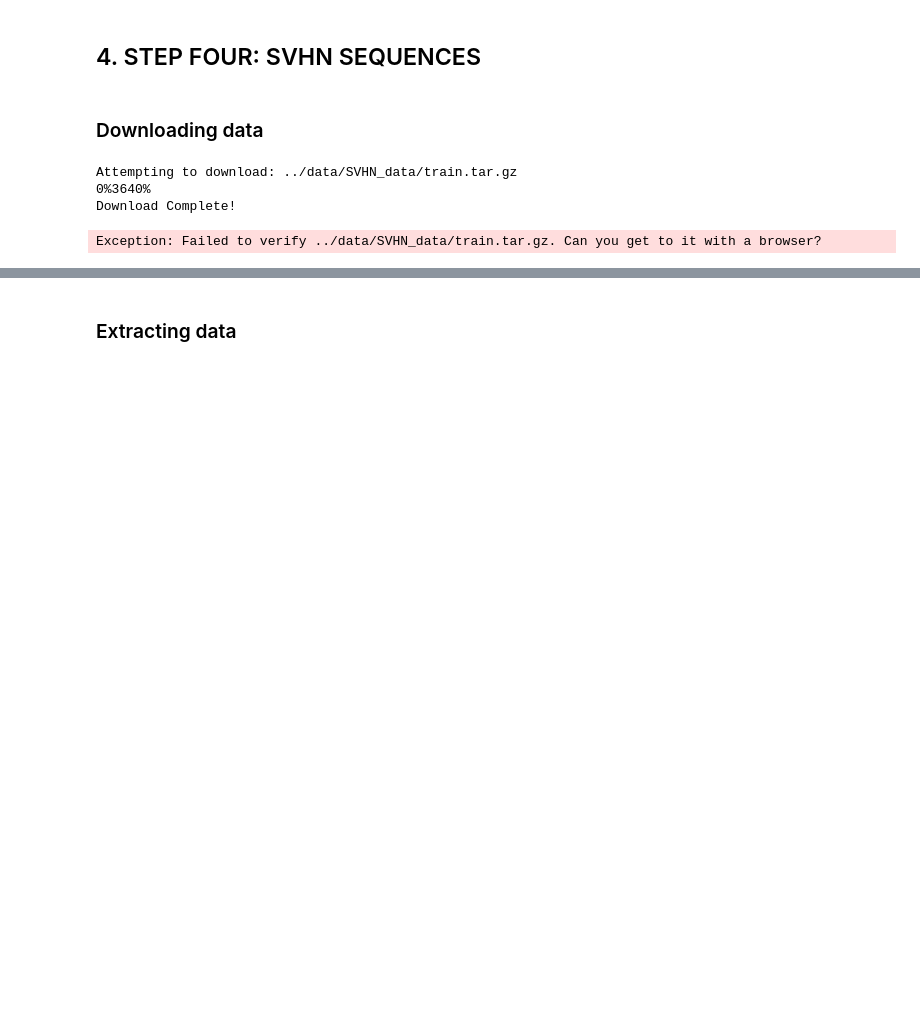
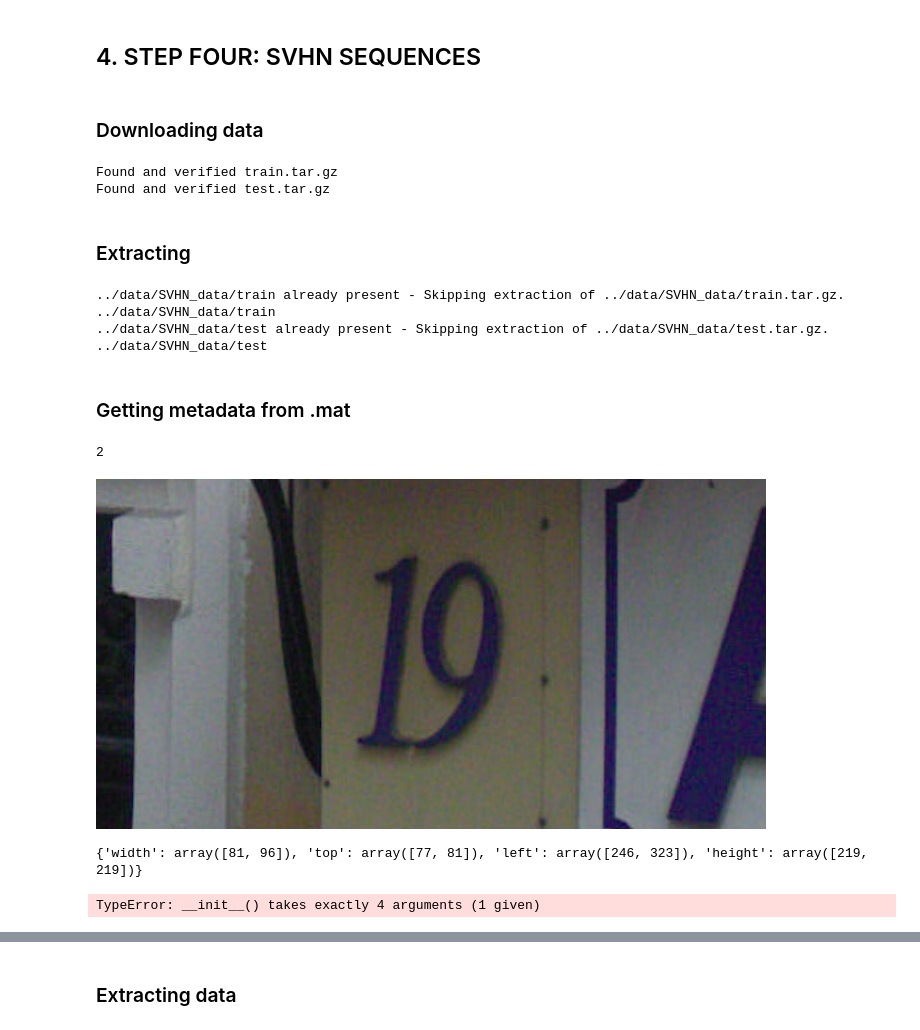
Before and after one commit to archelogos/sequence-detector, a Jupyter notebook: project/notebooks/5_sequence_SVHN_temp.ipynb, the cells around one changed output, grey strips where cells are left out. Cells and saved outputs as stored; diff of their text form; code cells hidden in the pictures; blank space fills up the shorter version.

Commit message:
Continue SVHN sequences
-> Studying and coding raw svn images preprocessing

```diff
--- a/project/notebooks/5_sequence_SVHN_temp.ipynb
+++ b/project/notebooks/5_sequence_SVHN_temp.ipynb
@@ -107,18 +115,29 @@ def check_predictions(original, labels, predictions):
 # %% [markdown]
 ### Downloading data
 # %%
-http://ufldl.stanford.edu/housenumbers/train.tar.gz
 URL = 'http://ufldl.stanford.edu/housenumbers/'
 FOLDER = '../data/SVHN_data/'
 TRAIN_FILENAME= 'train.tar.gz'
 TEST_FILENAME = 'test.tar.gz'
 #EXTRA_FILENAME = 'extra_32x32.mat'
 
-train_filename = maybe_download(FOLDER+TRAIN_FILENAME, 182040794)
-test_filename = maybe_download(FOLDER+TEST_FILENAME, 64275384)
+train_filename = maybe_download(TRAIN_FILENAME, 404141560)
+test_filename = maybe_download(TEST_FILENAME, 276555967)
 #extra_filename = maybe_download(FOLDER+EXTRA_FILENAME, 1329278602)
 # %% [output]
-Attempting to download: ../data/SVHN_data/train.tar.gz
-0%3640%
-Download Complete!
+Found and verified train.tar.gz
+Found and verified test.tar.gz
-Exception: Failed to verify ../data/SVHN_data/train.tar.gz. Can you get to it with a browser?
+# %% [markdown]
+### Extracting
+# %%
+train_folder = maybe_extract(train_filename)
+test_folder = maybe_extract(test_filename)
+train_folder = train_folder+'/'
+test_folder = test_folder+'/'
+# %% [output]
+../data/SVHN_data/train already present - Skipping extraction of ../data/SVHN_data/train.tar.gz.
+../data/SVHN_data/train
+../data/SVHN_data/test already present - Skipping extraction of ../data/SVHN_data/test.tar.gz.
+../data/SVHN_data/test
+# %% [markdown]
+### Getting metadata from .mat
@@ -124,0 +172,46 @@ Exception: Failed to verify ../data/SVHN_data/train.tar.gz. Can you get to it wi
+# %%
+sample = train_folder+'1.png'
+sample_heights = train_metadata['height'][0]
+sample_widths = train_metadata['width'][0]
+sample_tops = train_metadata['top'][0]
+sample_lefts = train_metadata['left'][0]
+sample_labels = train_metadata['label'][0]
+L = len(sample_labels)
+print(L)
+display(Image(filename=sample))
+
+def image_processing(image, metadata):
+  grayscale = tf.image.rgb_to_grayscale(image)
+  offset_height = metadata['top'][0]
+  offset_width = metadata['left'][0]
+  target_height = metadata['height']+metadata['']
+  target_width = metadata['width']
+  digit = tf.image.crop_to_bounding_box(grayscale, offset_height,
+                                        offset_width, target_height, target_width)
+  gcn = tf.image.per_image_whitening(digit) # Global Contrast Normalization
+  return digit
+# %% [output]
+2
+[figure, added]
+# %%
+metadata = {}
+metadata['height'] = np.array(train_metadata['height'][0]).astype(int)
+metadata['width'] = np.array(train_metadata['width'][0]).astype(int)
+metadata['top'] = np.array(train_metadata['top'][0]).astype(int)
+metadata['left'] = np.array(train_metadata['left'][0]).astype(int)
+print(metadata)
+# %% [output]
+{'width': array([81, 96]), 'top': array([77, 81]), 'left': array([246, 323]), 'height': array([219, 219])}
+# %%
+imr = ndimage.imread(sample).astype(float)
+tf_image = tf.Variable(imr)
+
+tfp_image = images_processing(tf_image, metadata)
+
+init = tf.initialize_all_variables()
+sess = tf.Session()
+sess.run(init)
+proc_image = sess.run([tfp_image])
+proc_image = np.array(proc_image)
+# %% [output]
+TypeError: __init__() takes exactly 4 arguments (1 given)
```
Also changed, not shown: parts of 10 cells of this notebook, 6 other files.
